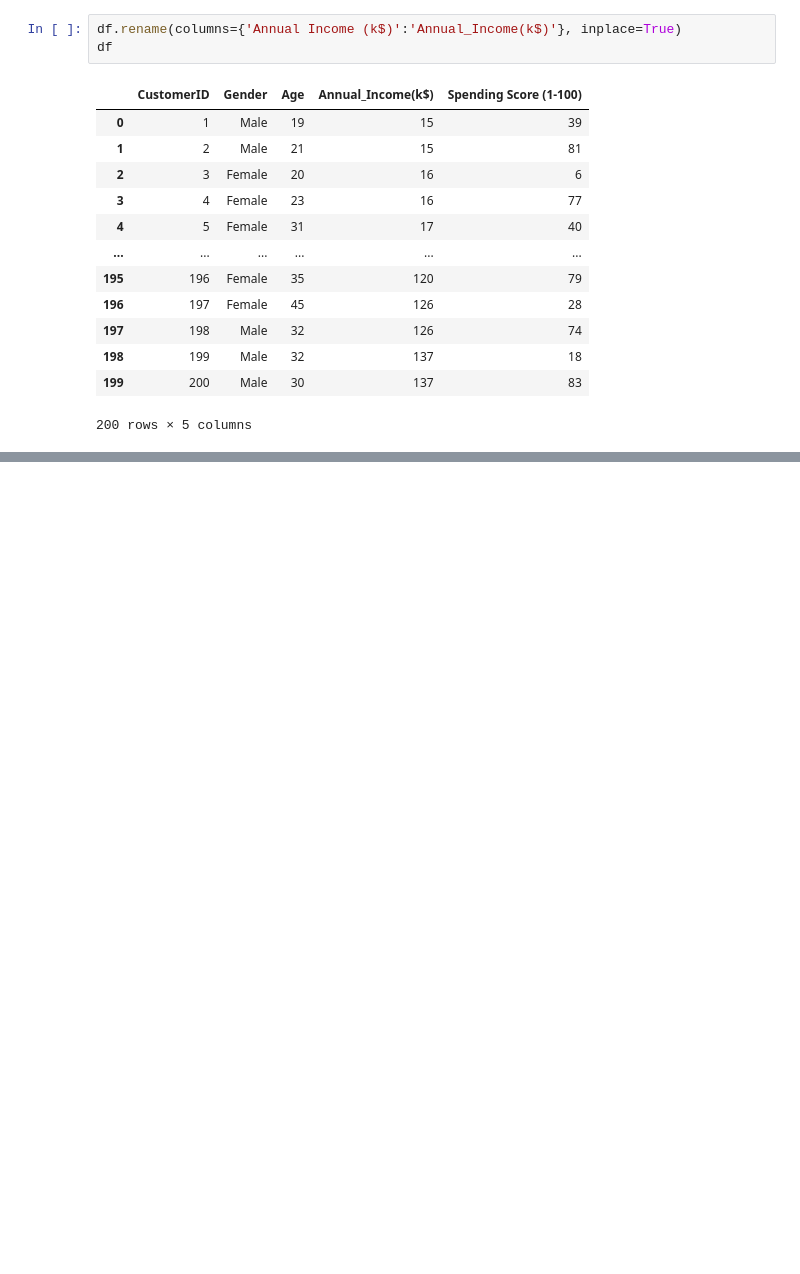
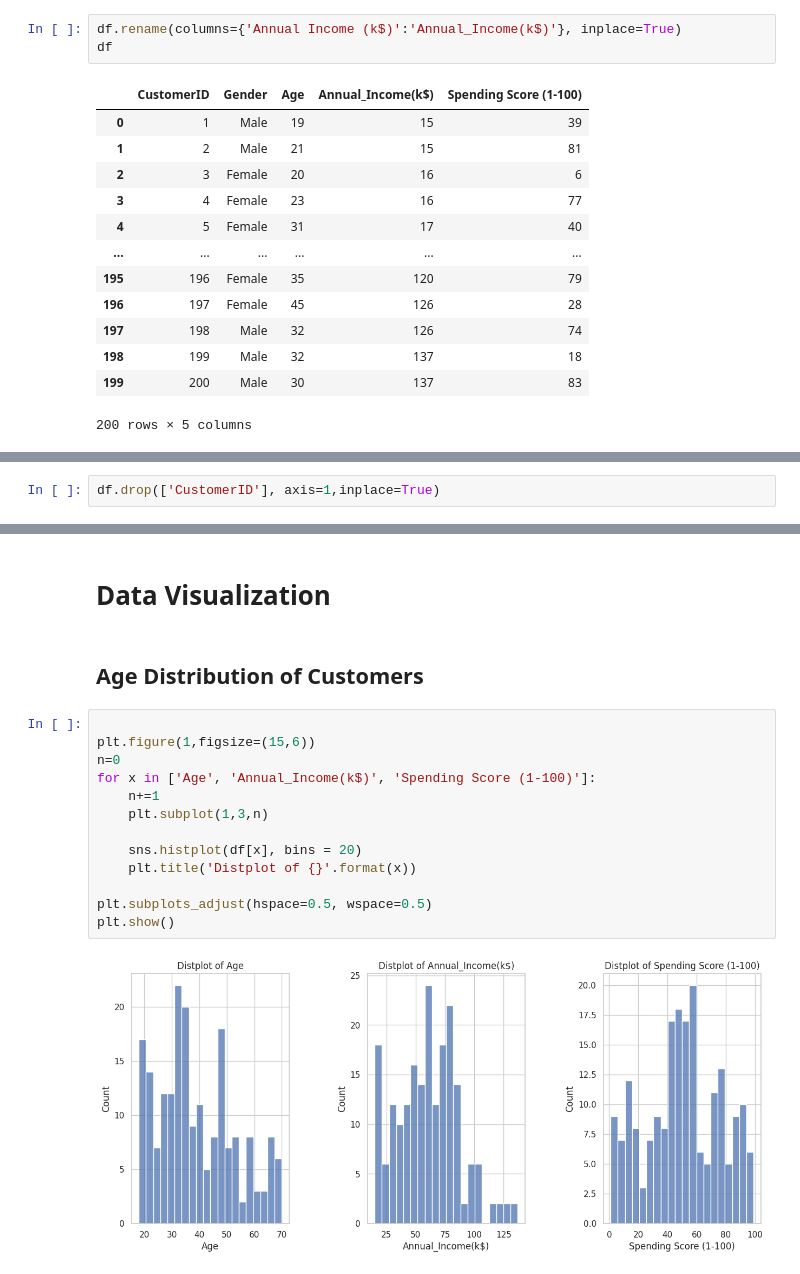
Before and after one commit to aved991/customer_segmentation---Unsupervised-Machine-Learning, a Jupyter notebook: CustomerSegmentation_K_Means.ipynb, the cells around one changed output, grey strips where cells are left out. Cells and saved outputs as stored; diff of their text form; blank space fills up the shorter version.

```diff
--- a/CustomerSegmentation_K_Means.ipynb
+++ b/CustomerSegmentation_K_Means.ipynb
@@ -44,0 +86,2 @@ df
+# %%
+df.drop(['CustomerID'], axis=1,inplace=True)
@@ -44,0 +97,19 @@ df
+# %% [markdown]
+# **Data Visualization**
+# %% [markdown]
+## **Age Distribution of Customers**
+# %%
+
+plt.figure(1,figsize=(15,6))
+n=0
+for x in ['Age', 'Annual_Income(k$)', 'Spending Score (1-100)']:
+    n+=1
+    plt.subplot(1,3,n)
+
+    sns.histplot(df[x], bins = 20)
+    plt.title('Distplot of {}'.format(x))
+
+plt.subplots_adjust(hspace=0.5, wspace=0.5)
+plt.show()
+# %% [output]
+[figure, added]
```
Also changed, not shown: parts of 43 cells of this notebook.
